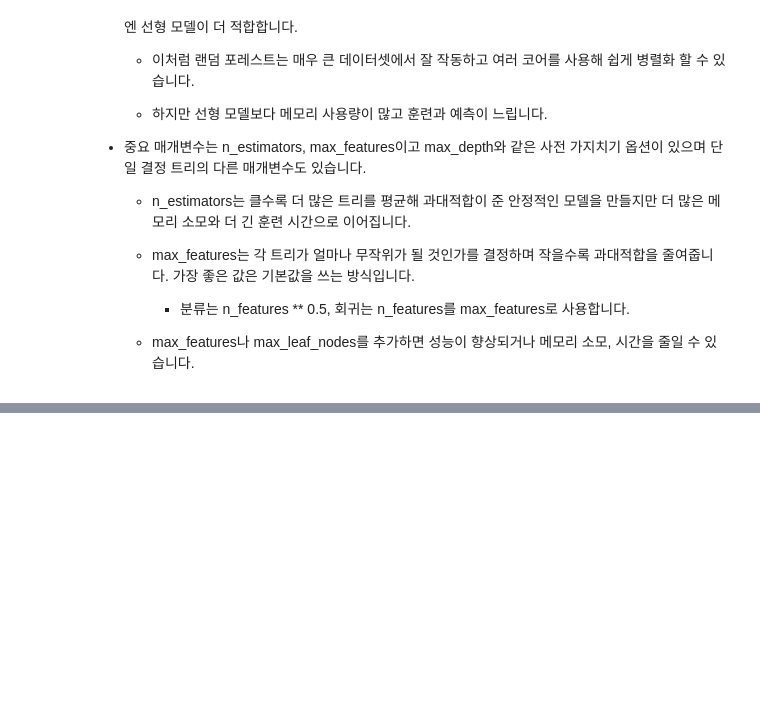
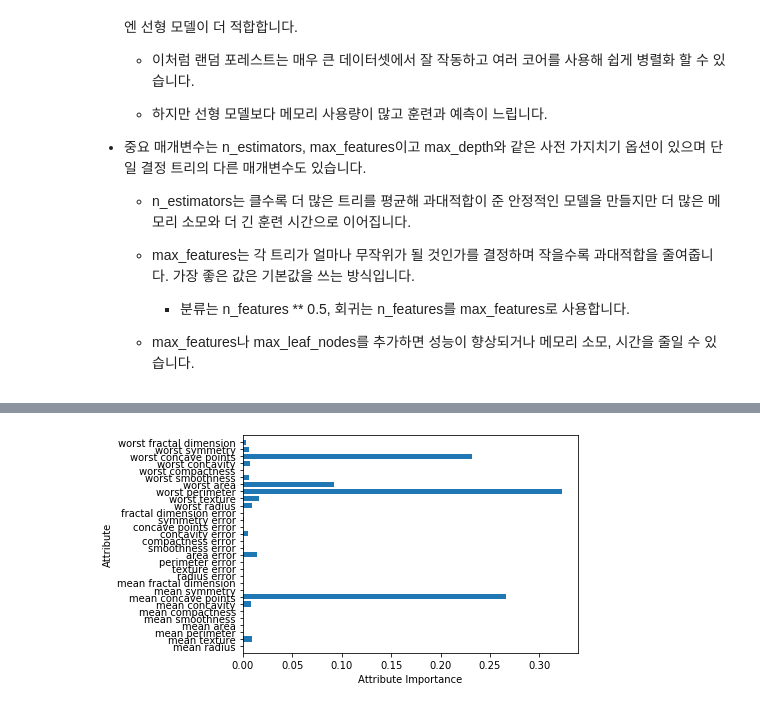
Before and after one commit to myeonghan-nim/introduction-to-marchine-learning-with-python, a Jupyter notebook: chapter02. supervised learning.ipynb, the cells around one changed output, grey strips where cells are left out. Saved outputs shown, nothing was run; the diff lists cells and outputs as text; code cells hidden in the pictures; blank space fills up the shorter version.

Commit message:
study chapter02. supervised learning

```diff
--- a/chapter02. supervised learning.ipynb
+++ b/chapter02. supervised learning.ipynb
@@ -1566,0 +1590,10 @@ plot_feature_importances_cancer(forest)
+# %%
+from sklearn.ensemble import GradientBoostingClassifier
+
+X_train, X_test, y_train, y_test = train_test_split(cancer.data, cancer.target, random_state=0)
+
+gbrt = GradientBoostingClassifier(random_state=0)
+gbrt.fit(X_train, y_train)
+
+print(f'훈련 세트 정확도: {gbrt.score(X_train, y_train):.3f}')
+print(f'테스트 세트 정확도: {gbrt.score(X_test, y_test):.3f}')
@@ -1566,0 +1603,15 @@ plot_feature_importances_cancer(forest)
+# %%
+# 위의 결과는 훈련 세트에 대해 과대적합된 것 같으므로 이를 막기 위해 다음 방법들을 사용하겠습니다.
+# 최대 깊이 제한
+gbrt = GradientBoostingClassifier(random_state=0, max_depth=1)
+gbrt.fit(X_train, y_train)
+
+print(f'훈련 세트 정확도: {gbrt.score(X_train, y_train):.3f}')
+print(f'테스트 세트 정확도: {gbrt.score(X_test, y_test):.3f}')
+
+# 학습률 저하
+gbrt = GradientBoostingClassifier(random_state=0, learning_rate=0.01)
+gbrt.fit(X_train, y_train)
+
+print(f'훈련 세트 정확도: {gbrt.score(X_train, y_train):.3f}')
+print(f'테스트 세트 정확도: {gbrt.score(X_test, y_test):.3f}')
@@ -1566,0 +1629,7 @@ plot_feature_importances_cancer(forest)
+# %%
+gbrt = GradientBoostingClassifier(random_state=0, max_depth=1)
+gbrt.fit(X_train, y_train)
+
+plot_feature_importances_cancer(gbrt)
+# %% [output]
+[figure, added]
```
Also changed, not shown: parts of 7 cells of this notebook.
